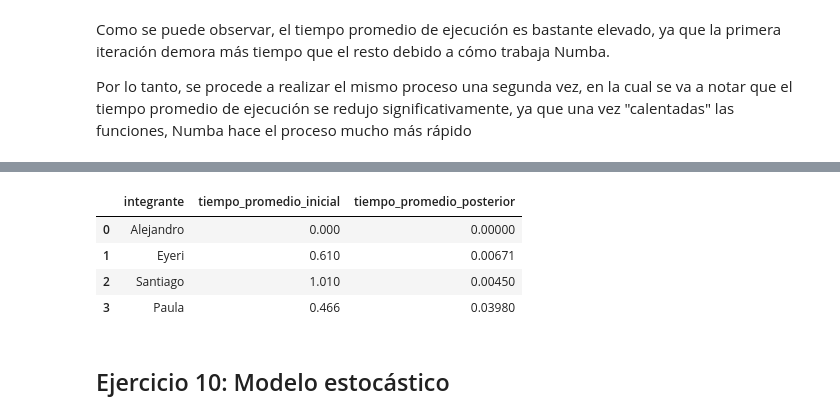
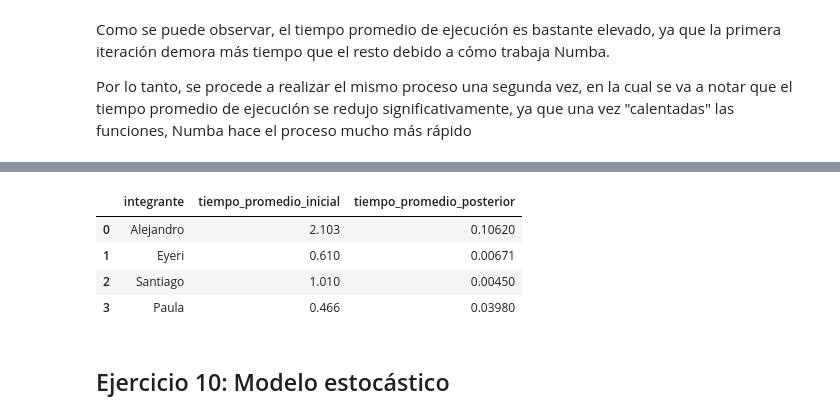
Before and after one commit to Santifer0803/Proyecto_herramientas_II, a Jupyter notebook: ejercicios_python.ipynb, the cells around one changed output, grey strips where cells are left out. Saved outputs shown, nothing was run; the diff lists cells and outputs as text; code cells hidden in the pictures.

Commit message:
feat: se annaden los tiempos faltantes de Alejandro

```diff
--- a/ejercicios_python.ipynb
+++ b/ejercicios_python.ipynb
@@ -986,19 +986,19 @@ tiempo_promedio_ej_9
 # %%
 data_ej_9 = {
 
     'integrante': ['Alejandro', 'Eyeri', 'Santiago', 'Paula'],
 
-    'tiempo_promedio_inicial': [0, 0.61, 1.01, 0.466],
+    'tiempo_promedio_inicial': [2.103, 0.61, 1.01, 0.466],
 
-    'tiempo_promedio_posterior': [0, 0.00671, 0.0045, 0.0398]
+    'tiempo_promedio_posterior': [0.1062, 0.00671, 0.0045, 0.0398]
 
 }
 
 tiempos_ej_9 = pd.DataFrame(data_ej_9)
 tiempos_ej_9
 # %% [output]
 |  | integrante | tiempo_promedio_inicial | tiempo_promedio_posterior |
-| 0 | Alejandro | 0.000 | 0.00000 |
+| 0 | Alejandro | 2.103 | 0.10620 |
 | 1 | Eyeri | 0.610 | 0.00671 |
 | 2 | Santiago | 1.010 | 0.00450 |
 | 3 | Paula | 0.466 | 0.03980 |
```
Also changed, not shown: parts of 8 cells of this notebook.
